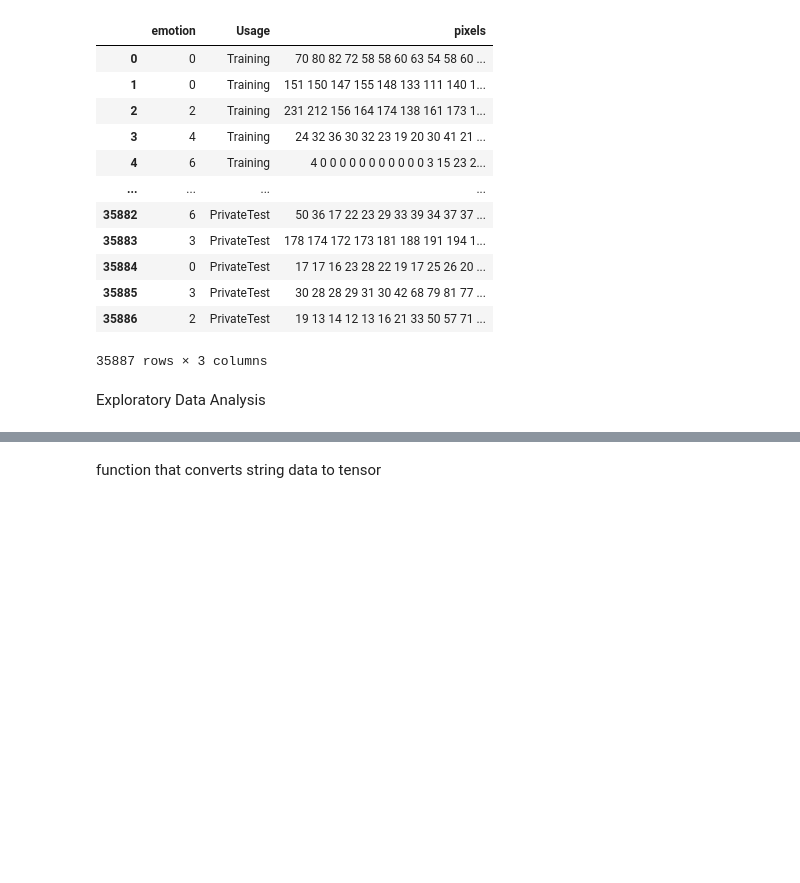
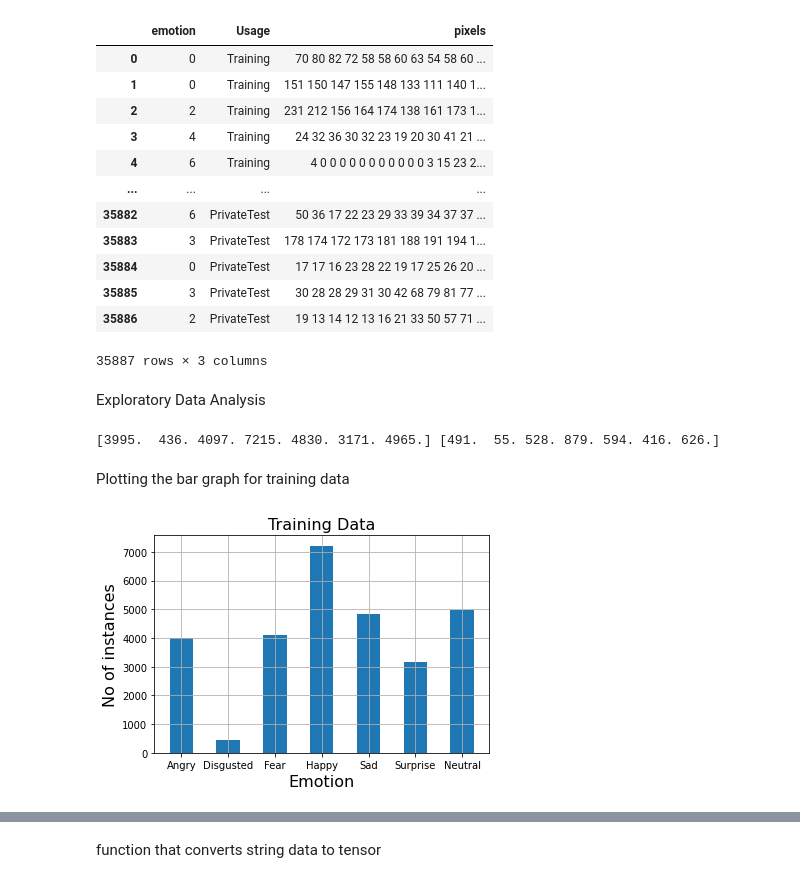
Before and after one commit to shreyas1209/Emotion-Detection, a Jupyter notebook: Emotion_main.ipynb, the cells around one changed output, grey strips where cells are left out. Drawn from its saved outputs; the diff is of its cells as text; code cells hidden in the pictures; blank space fills up the shorter version.

```diff
--- a/Emotion_main.ipynb
+++ b/Emotion_main.ipynb
@@ -29,7 +29,7 @@ device = torch.device("cuda" if torch.cuda.is_available() else "cpu")
 # %% [markdown]
 Using pandas to see how the train and validation data is stored in the csv file
 # %%
-df = pd.read_csv('/content/gdrive/MyDrive/face_images/emotion_detection/icml_face_data.csv')
+df = pd.read_csv('/content/gdrive/MyDrive/Emotion Detector/emotion_detection/icml_face_data.csv')
 df
 # %% [output]
 |  | emotion | Usage | pixels |
@@ -45,5 +45,28 @@ df
 | 35885 | 3 | PrivateTest | 30 28 28 29 31 30 42 68 79 81 77 ... |
 | 35886 | 2 | PrivateTest | 19 13 14 12 13 16 21 33 50 57 71 ... |
 35887 rows × 3 columns
+# %%
+emotion_dict = {0 :'Angry' ,1 :'Disgusted' , 2 :'Fear' ,3 : 'Happy' ,4 :'Sad' ,5 :'Surprise' ,6 : 'Neutral' }
 # %% [markdown]
 Exploratory Data Analysis
+# %%
+train_num_counts = np.zeros(7)
+val_num_counts = np.zeros(7)
+for i in range(7):
+  train_num_counts[i] = df['emotion'][(df['emotion']==i) &(df[' Usage'] == 'Training')].value_counts()
+  val_num_counts[i] = df['emotion'][(df['emotion']==i) &(df[' Usage'] == 'PrivateTest')].value_counts()
+print(train_num_counts,val_num_counts)
+# %% [output]
+[3995.  436. 4097. 7215. 4830. 3171. 4965.] [491.  55. 528. 879. 594. 416. 626.]
+# %% [markdown]
+Plotting the bar graph for training data
+# %%
+
+plt.bar(emotion_dict.values(),train_num_counts,width = 0.5)
+plt.xlabel('Emotion',fontdict={'size': 16})
+plt.ylabel('No of instances',fontdict={'size': 16})
+plt.title("Training Data",fontdict={'size': 16})
+plt.grid()
+plt.show()
+# %% [output]
+[figure, added]
```
Also changed, not shown: parts of 18 cells of this notebook.
